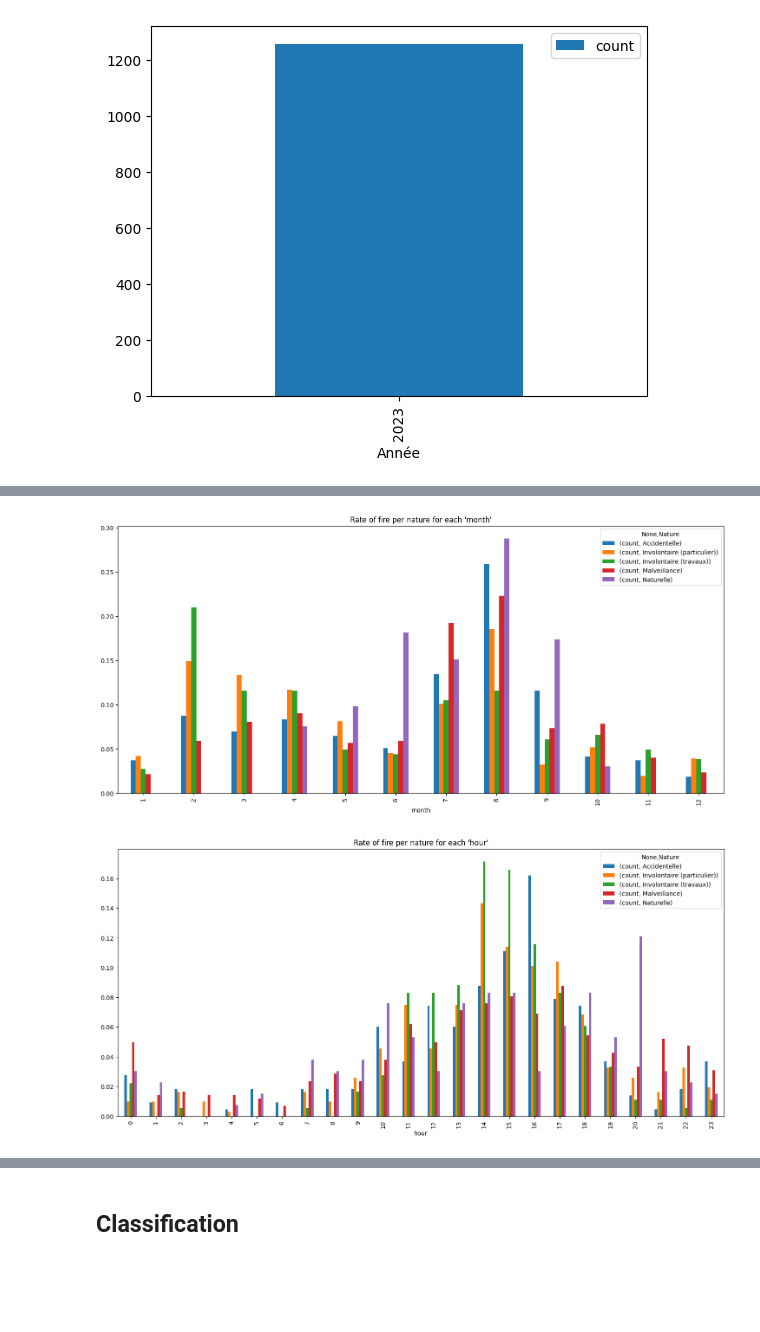
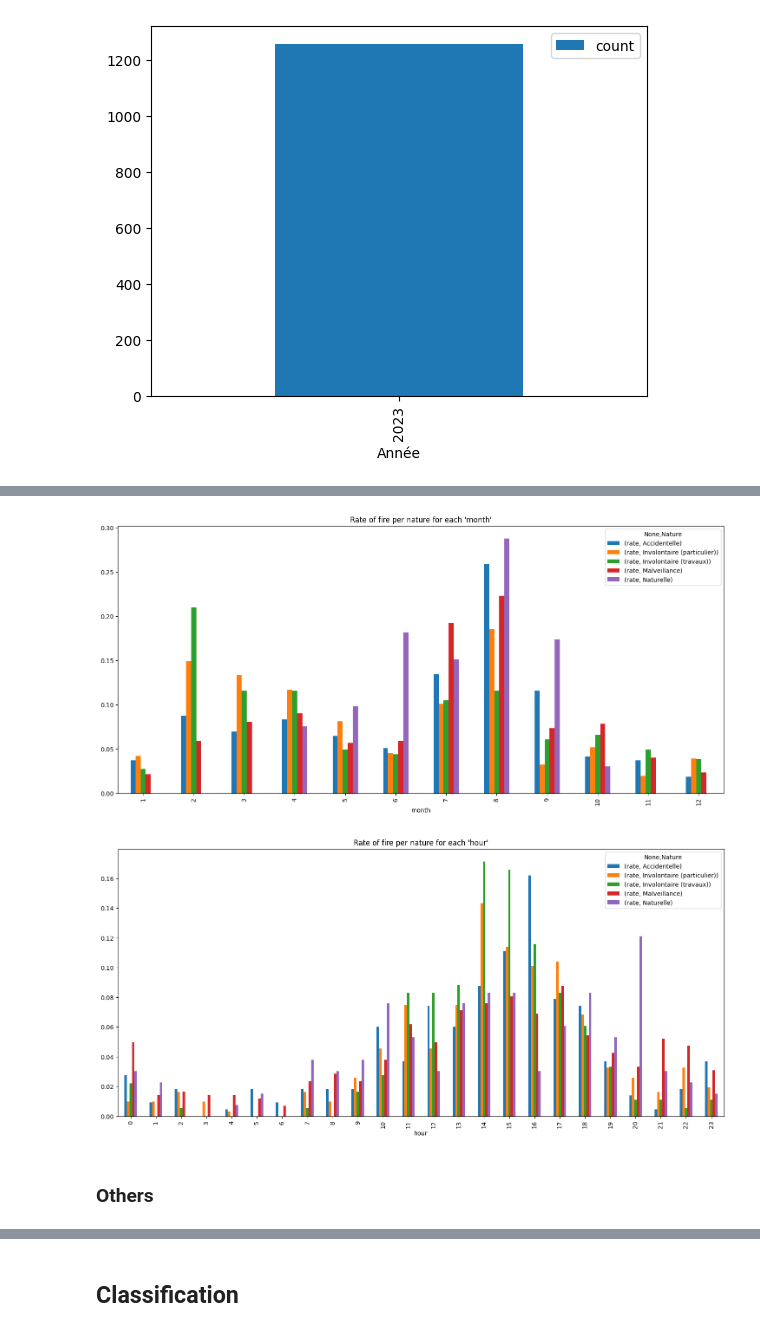
Before and after one commit to lea-margery/FTML-Project, a Jupyter notebook: Exercice6_application_supervised_learning/notebook.ipynb, the cells around one changed output, grey strips where cells are left out. Cells and saved outputs as stored; diff of their text form; code cells hidden in the pictures; blank space fills up the shorter version.

```diff
--- a/Exercice6_application_supervised_learning/notebook.ipynb
+++ b/Exercice6_application_supervised_learning/notebook.ipynb
@@ -235,7 +252,7 @@ df_meteostats
 # %%
 # add meteo stats in the main dataframe
-df = pd.concat([dfb2, df_meteostats], axis=1)
-df
+df_all = pd.concat([dfb2, df_meteostats], axis=1)
+df_all
 # %% [output]
 |  | Année | Numéro | Département | Code INSEE | Nom de la commune | Date de première alerte | ... |
 | 0 | 2023 | 9664 | 2B | 2B046 | Cagnano | 2023-01-01 10:05:00 | ... |
@@ -260,3 +272,5 @@ ADD_METEO_STATS = True
+# %%
+df = df_all.copy()
 # %% [markdown]
 ### Manage Nan values
 # %%
@@ -291,8 +305,8 @@ df.loc[df["Décès ou bâtiments touchés"].isna(), "Décès ou bâtiments touch
 
 # Type de peuplement : NaN => 0 (category 0 : Unknwown)
 df.loc[df["Type de peuplement"].isna(), "Type de peuplement"] = 0
-l = ["Unknown", "Landes,garrigues,maquis", "taillis", "futaies feuillues",  "futaies résineuses", "futaies mélangées", "régénération et reboisement"]
-for i, name in enumerate(l):
+steps = ["Unknown", "Landes,garrigues,maquis", "taillis", "futaies feuillues",  "futaies résineuses", "futaies mélangées", "régénération et reboisement"]
+for i, name in enumerate(steps):
     df.loc[df["Type de peuplement"] == i, "Type de peuplement"] = name
 
 # Intervention de l'équipe RCCI : NaN => 'Non'
@@ -451,25 +474,29 @@ for index, nature in enumerate(df["Nature"].unique()):
 # %%
-def display_column_per_nature(df : pd.DataFrame, column_name : str) -> None:
+def display_column_per_nature(df : pd.DataFrame, column_name : str, ax : matplotlib.axes.Axes = None, title : str = None, kind : str = "bar", logy = False ) -> None:
     df2 = (
         df.groupby(by=[column_name, "Nature"])
         .count()
         .rename(columns={"Numéro": "count"})[["count"]]
     )
     df2 = (
         df2
         / df.groupby(by=["Nature"]).count().rename(columns={"Numéro": "count"})[["count"]]
     )
+    df2.rename(columns={"count": "rate"}, inplace=True)
+    title = title or f"Rate of fire per nature for each '{column_name}'"
     # for each nature, the num of the values equal to one
     df2.unstack("Nature").plot(
-        kind="bar", title=f"Rate of fire per nature for each '{column_name}'", figsize=(18, 8)
+        kind=kind, title=title, figsize=(18, 8) if ax is None else None, ax=ax, logy=logy
     )
 display_column_per_nature(df, "month")
 # %% [output]
-[figure, old version]
+[figure, new version]
 # %%
 display_column_per_nature(df, "hour")
 # %% [output]
-[figure, old version]
+[figure, new version]
+# %% [markdown]
+### Others
 # %%
 display_column_per_nature(df, "Type de peuplement")
 # %% [output]
```
Also changed, not shown: parts of 65 cells of this notebook.
